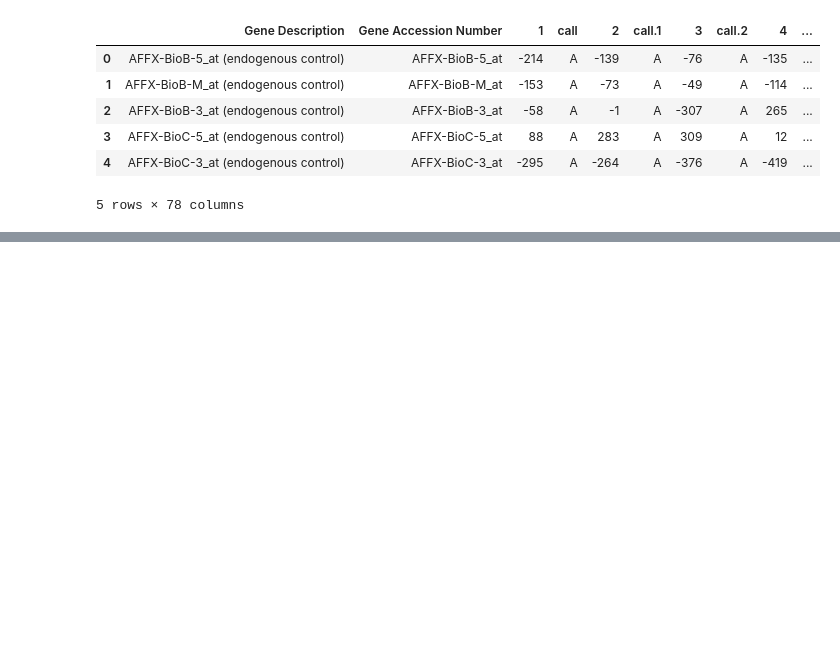
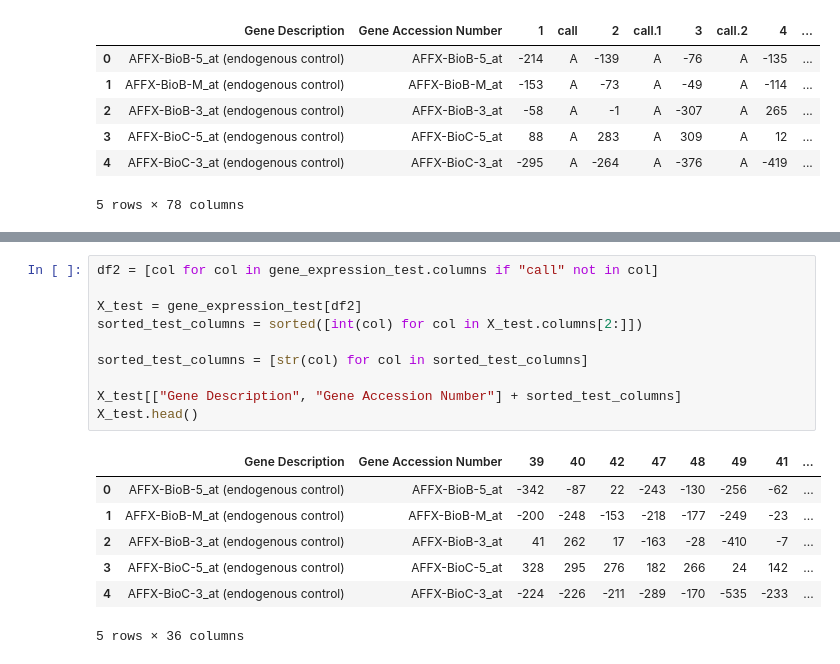
Before and after one commit to brbergamo/gene_expression_project, a Jupyter notebook: gene_expression_notebook.ipynb, the cells around one changed output, grey strips where cells are left out. Cells and saved outputs as stored; diff of their text form; blank space fills up the shorter version.

```diff
--- a/gene_expression_notebook.ipynb
+++ b/gene_expression_notebook.ipynb
@@ -88,0 +108,18 @@ gene_expression_train[df1]
+# %%
+df2 = [col for col in gene_expression_test.columns if "call" not in col]
+
+X_test = gene_expression_test[df2]
+sorted_test_columns = sorted([int(col) for col in X_test.columns[2:]])
+
+sorted_test_columns = [str(col) for col in sorted_test_columns]
+
+X_test[["Gene Description", "Gene Accession Number"] + sorted_test_columns]
+X_test.head()
+# %% [output]
+|  | Gene Description | Gene Accession Number | 39 | 40 | 42 | 47 | 48 | 49 | 41 | ... |
+| 0 | AFFX-BioB-5_at (endogenous control) | AFFX-BioB-5_at | -342 | -87 | 22 | -243 | -130 | -256 | -62 | ... |
+| 1 | AFFX-BioB-M_at (endogenous control) | AFFX-BioB-M_at | -200 | -248 | -153 | -218 | -177 | -249 | -23 | ... |
+| 2 | AFFX-BioB-3_at (endogenous control) | AFFX-BioB-3_at | 41 | 262 | 17 | -163 | -28 | -410 | -7 | ... |
+| 3 | AFFX-BioC-5_at (endogenous control) | AFFX-BioC-5_at | 328 | 295 | 276 | 182 | 266 | 24 | 142 | ... |
+| 4 | AFFX-BioC-3_at (endogenous control) | AFFX-BioC-3_at | -224 | -226 | -211 | -289 | -170 | -535 | -233 | ... |
+5 rows × 36 columns
```
Also changed, not shown: parts of 12 cells of this notebook.
